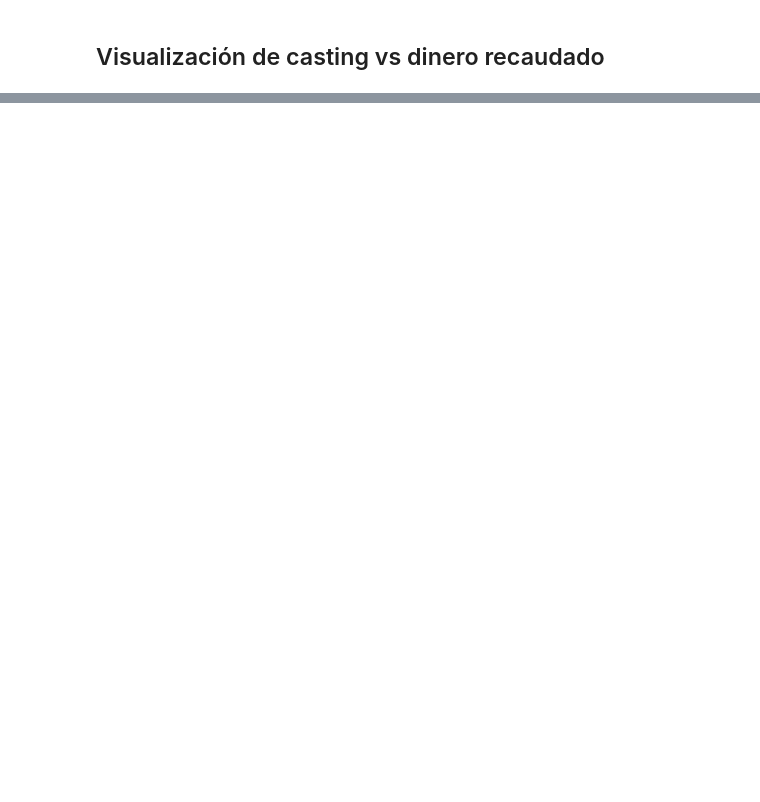
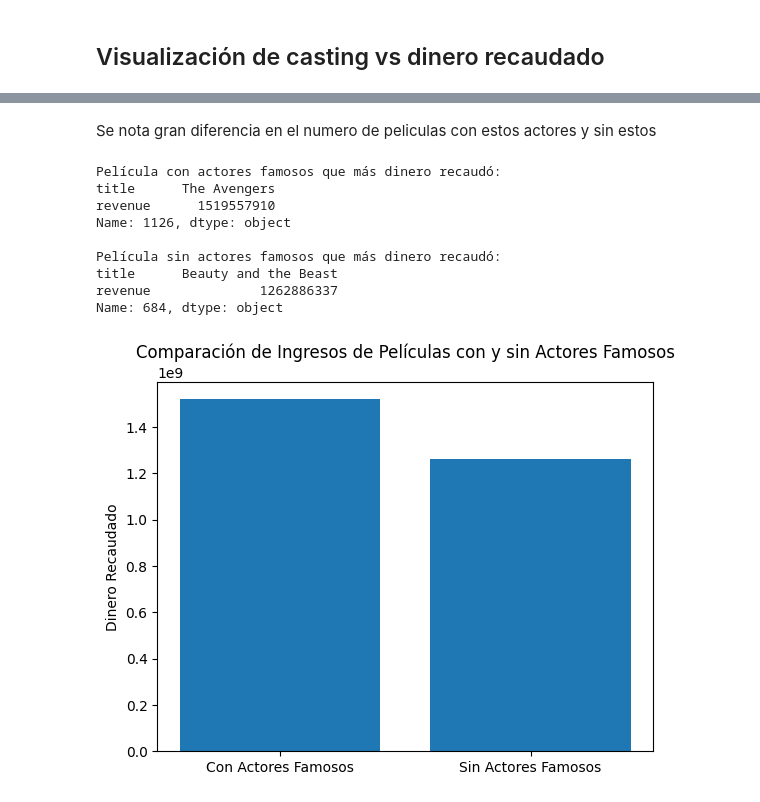
Before and after one commit to Apolo4427/-inteligencia_artificial, a Jupyter notebook: 01_exploracion_de_datos.ipynb, the cells around one changed output, grey strips where cells are left out. Saved outputs shown, nothing was run; the diff lists cells and outputs as text; code cells hidden in the pictures; blank space fills up the shorter version.

```diff
--- a/01_exploracion_de_datos.ipynb
+++ b/01_exploracion_de_datos.ipynb
@@ -240,0 +244,35 @@ plt.show()
+# %% [markdown]
+Se nota gran diferencia en el numero de peliculas con estos actores y sin estos
+# %%
+# La película con actores famosos que más dinero recaudó
+pelicula_con_actores_mas_ingresos = peliculas_con_actores_famosos.loc[peliculas_con_actores_famosos['revenue'].idxmax()]
+
+# La película sin actores famosos que más dinero recaudó
+pelicula_sin_actores_mas_ingresos = peliculas_sin_actores_famosos.loc[peliculas_sin_actores_famosos['revenue'].idxmax()]
+
+# información sobre las películas con mayores ingresos
+print("Película con actores famosos que más dinero recaudó:")
+print(pelicula_con_actores_mas_ingresos[['title', 'revenue']])
+
+print("\nPelícula sin actores famosos que más dinero recaudó:")
+print(pelicula_sin_actores_mas_ingresos[['title', 'revenue']])
+
+# Crear un gráfico de barras comparando los ingresos
+fig, ax = plt.subplots()
+ax.bar(['Con Actores Famosos', 'Sin Actores Famosos'], [pelicula_con_actores_mas_ingresos['revenue'], pelicula_sin_actores_mas_ingresos['revenue']])
+ax.set_ylabel('Dinero Recaudado')
+ax.set_title('Comparación de Ingresos de Películas con y sin Actores Famosos')
+
+# Mostrar el gráfico
+plt.show()
+# %% [output]
+Película con actores famosos que más dinero recaudó:
+title      The Avengers
+revenue      1519557910
+Name: 1126, dtype: object
+
+Película sin actores famosos que más dinero recaudó:
+title      Beauty and the Beast
+revenue              1262886337
+Name: 684, dtype: object
+[figure, added]
```
Also changed, not shown: parts of 12 cells of this notebook.
